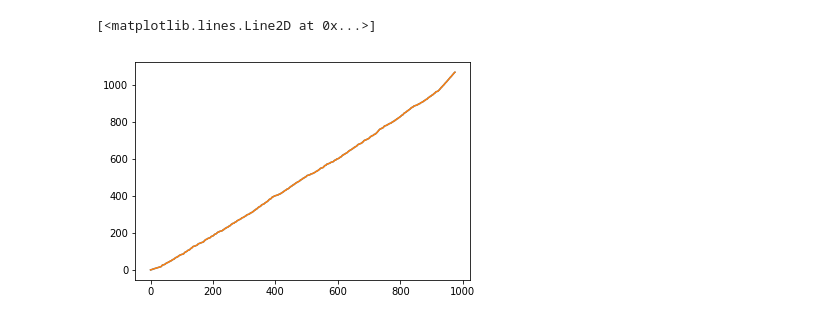
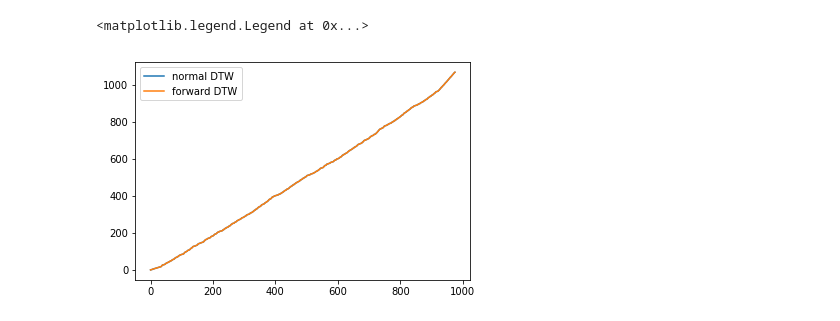
Before and after one commit to nupurb/MIR_Fall2018_Chris_Nupur, a Jupyter notebook: SheetMidiSync/AudioToAudioDTW.ipynb, the cells around one changed output. Drawn from its saved outputs; the diff is of its cells as text; code cells hidden in the pictures.

```diff
--- a/SheetMidiSync/AudioToAudioDTW.ipynb
+++ b/SheetMidiSync/AudioToAudioDTW.ipynb
@@ -40,8 +40,9 @@ accumCostForward, warpingPathForward = lib_ours.sequence.dtw(featuresOne, featur
 # %%
 ### Visualize both paths
 plt.figure(0)
-plt.plot([x for x, y in warpingPathNormal], [y for x, y in warpingPathNormal])
-plt.plot([x for x, y in warpingPathForward], [y for x, y in warpingPathForward])
+plt.plot([x for x, y in warpingPathNormal], [y for x, y in warpingPathNormal], label='normal DTW')
+plt.plot([x for x, y in warpingPathForward], [y for x, y in warpingPathForward], label='forward DTW')
+plt.legend()
 # %% [output]
-[<matplotlib.lines.Line2D at 0x...>]
+<matplotlib.legend.Legend at 0x...>
-[figure, old version]
+[figure, new version]
```
Also changed, not shown: parts of 5 cells of this notebook.
